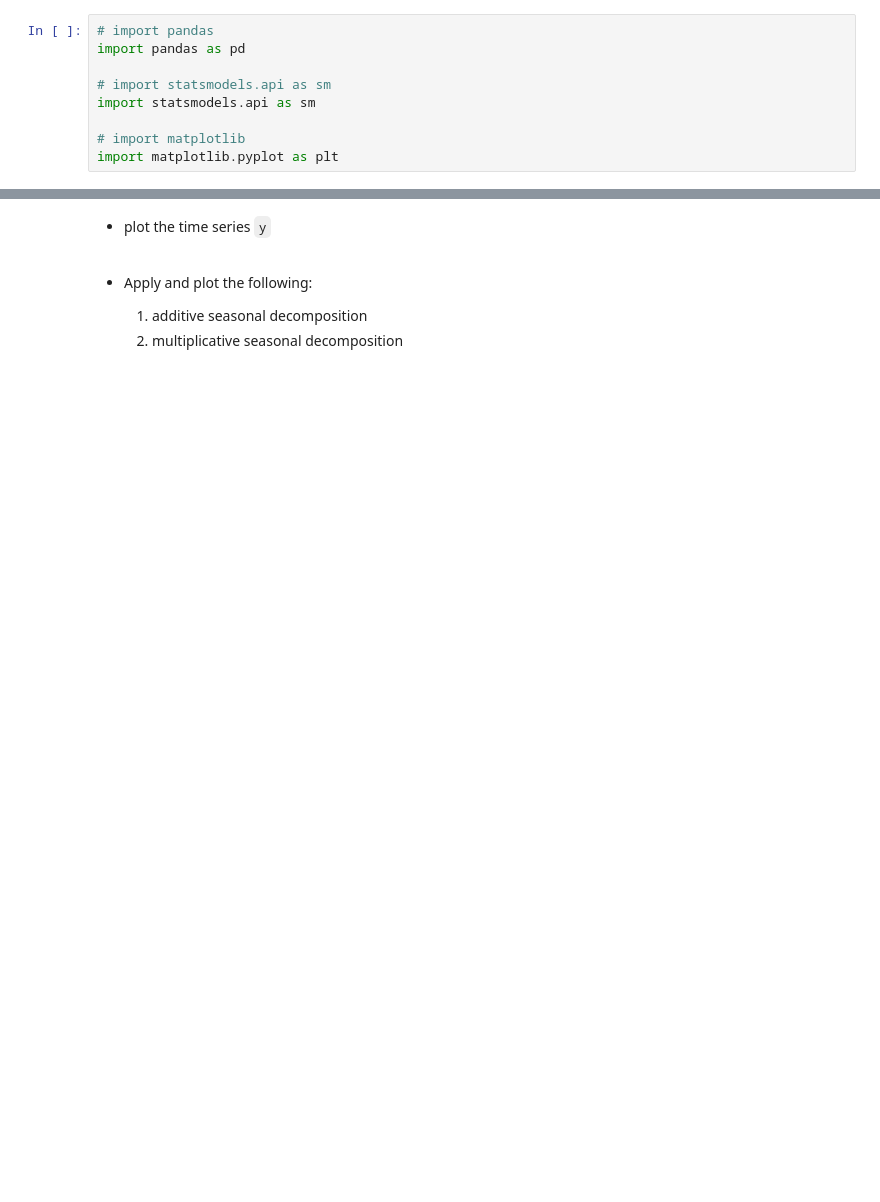
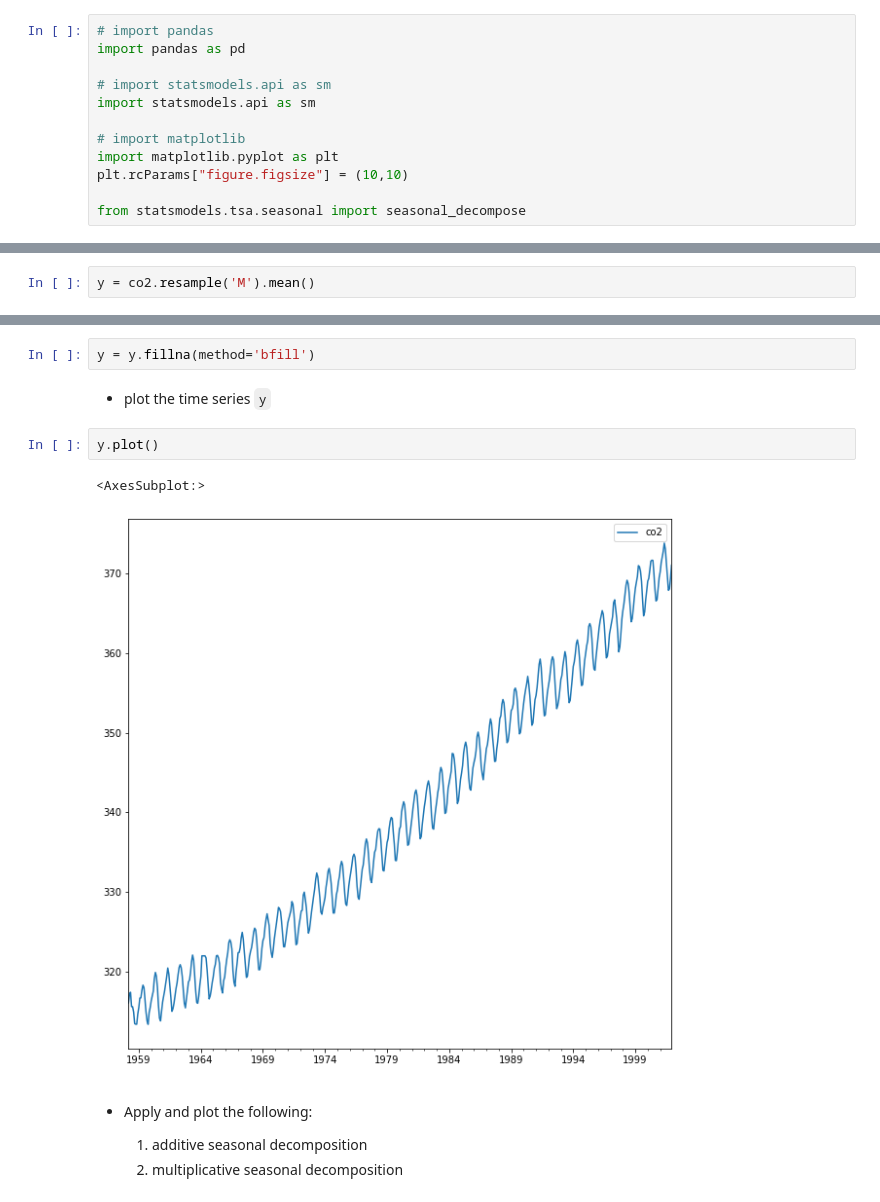
Before and after one commit to KyleKulas/lighthouse_data_notes, a Jupyter notebook: Week_9/Day_1/time_series_exercise-master/decomposition_exercise.ipynb, the cells around one changed output, grey strips where cells are left out. Saved outputs shown, nothing was run; the diff lists cells and outputs as text; blank space fills up the shorter version.

```diff
--- a/Week_9/Day_1/time_series_exercise-master/decomposition_exercise.ipynb
+++ b/Week_9/Day_1/time_series_exercise-master/decomposition_exercise.ipynb
@@ -9,6 +9,9 @@ import statsmodels.api as sm
 
 # import matplotlib
 import matplotlib.pyplot as plt
+plt.rcParams["figure.figsize"] = (10,10)
+
+from statsmodels.tsa.seasonal import seasonal_decompose
 # %%
 # load data
 data = sm.datasets.co2.load_pandas()
@@ -18,4 +30,6 @@ co2 = data.data
 # %% [markdown]
 * Resample the time series using monthly averages and store the new time series as a Series `y`.
+# %%
+y = co2.resample('M').mean()
 # %% [markdown]
 * print the top 5 rows of 'y'
@@ -26,8 +61,15 @@ co2 = data.data
 
 
     - Example: If Feb 2010 is missing, use the value from Jan 2010.
+# %%
+y = y.fillna(method='bfill')
 # %% [markdown]
 * plot the time series `y`
+# %%
+y.plot()
+# %% [output]
+<AxesSubplot:>
+[figure, added]
 # %% [markdown]
 * Apply and plot the following:
 
```
Also changed, not shown: parts of 5 cells of this notebook, 6 other files.
